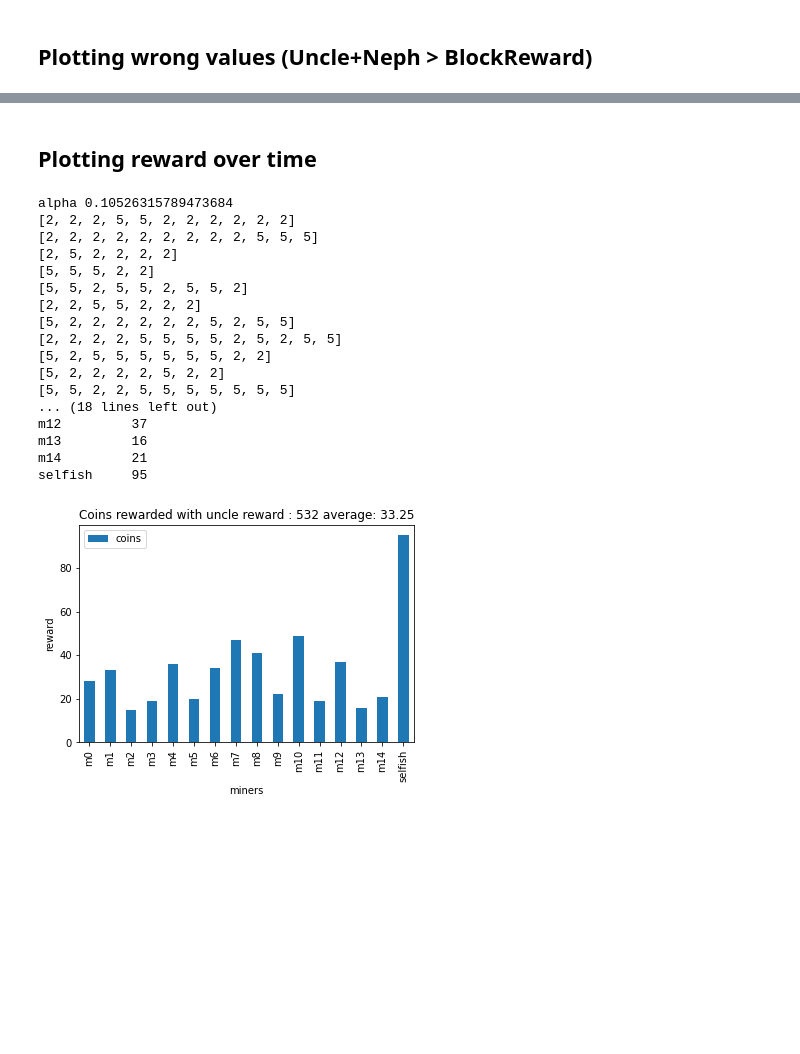
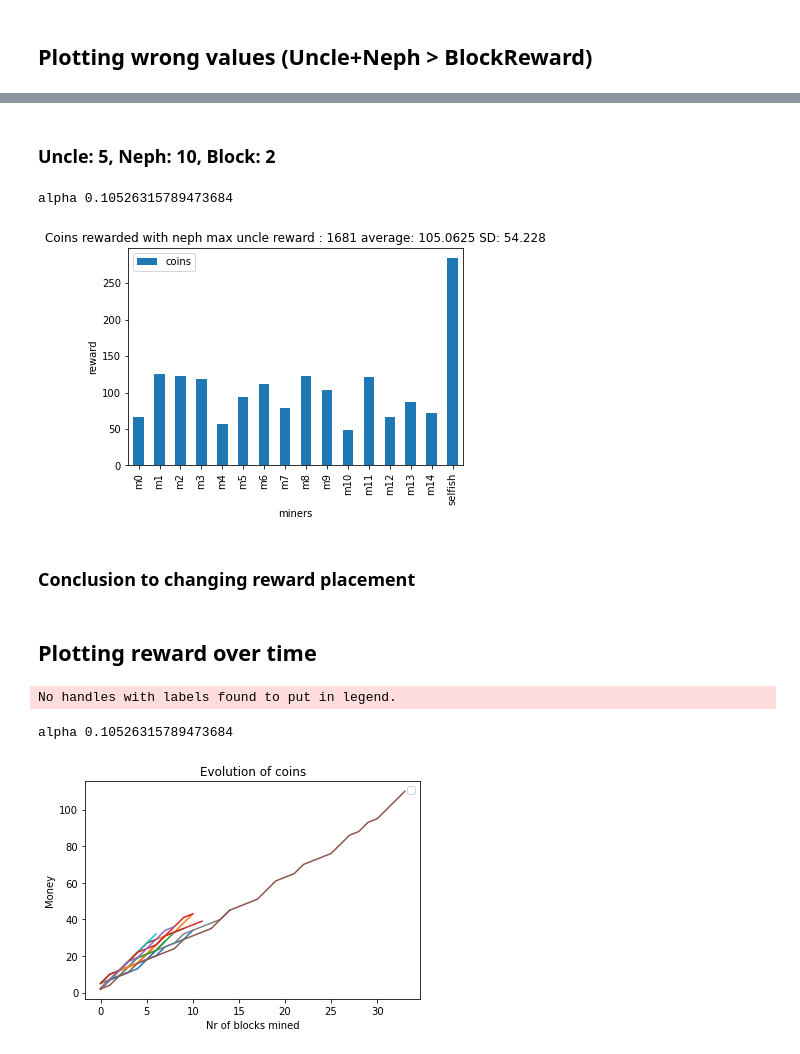
Before and after one commit to TTorgersen/dat650Project, a Jupyter notebook: uncle.ipynb, the cells around one changed output, grey strips where cells are left out. Cells and saved outputs as stored; diff of their text form; code cells hidden in the pictures; blank space fills up the shorter version.

```diff
--- a/uncle.ipynb
+++ b/uncle.ipynb
@@ -434,7 +502,7 @@ show(bc)
 # %%
-BASEREWARD = 7
+BASEREWARD = 5
 UNCLEREWARD = 10
-NEPHEWREWARD = 3
+NEPHEWREWARD = 2
 bc = Blockchain("0", 5)
 miners = []
 for i in range(15):
@@ -442,7 +510,7 @@ for i in range(15):
     miners.append(m)
 
 selfish = SelfishMiner(2,"selfish", bc)
-while bc.size < 300:
+while bc.size < 301:
     selfish.PoWSolver()
 
     for m in miners:
@@ -487,3 +539,44 @@ selfish    363
+# %% [markdown]
+### Uncle: 5, Neph: 10, Block: 2
+# %%
+BASEREWARD = 2
+UNCLEREWARD = 5
+NEPHEWREWARD = 10
+bc = Blockchain("0", 5)
+miners = []
+for i in range(15):
+    m = Miner(1, "m"+str(i), bc)
+    miners.append(m)
+
+selfish = SelfishMiner(2,"selfish", bc)
+while bc.size < 301:
+    selfish.PoWSolver()
+
+    for m in miners:
+        m.PoWSolver()
+
+    selfish.UpdateLast()
+
+    for m in miners:
+        m.UpdateLast()
+
+
+miners.append(selfish)
+total = selfish.miningPower
+for m in miners:
+    total += m.miningPower
+print("alpha {}".format(selfish.miningPower/total))
+bc.createMainChain()
+bc.getUncles()
+bc.getUnclesBlock()
+calculateBaseRewards(miners,bc.mainchainPrint)
+calculateUncleRewards(miners, bc.uncleBlocks, bc.mainchain)
+visualizeRewards(miners, "with neph max")
+# %% [output]
+alpha 0.10526315789473684
+[figure, added]
+# %% [markdown]
+### Conclusion to changing reward placement
 # %% [markdown]
 ## Plotting reward over time
 # %%
@@ -491,51 +584,35 @@ BASEREWARD = 10
 UNCLEREWARD = 5
 NEPHEWREWARD = 2
 
 bc = Blockchain("0", 5)
 miners = []
 for i in range(15):
     m = Miner(1, "m"+str(i), bc)
     miners.append(m)
 
 selfish = SelfishMiner(2,"selfish", bc)
-while bc.size < 300:
+while bc.size < 301:
     selfish.PoWSolver()
 
     for m in miners:
         m.PoWSolver()
 
     selfish.UpdateLast()
 
     for m in miners:
         m.UpdateLast()
 
-
 miners.append(selfish)
 total = selfish.miningPower
 for m in miners:
     total += m.miningPower
 print("alpha {}".format(selfish.miningPower/total))
 bc.createMainChain()
 bc.getUncles()
 bc.getUnclesBlock()
 calculateUncleRewards(miners, bc.uncleBlocks, bc.mainchain)
-visualizeRewards(miners, "with")
+visualizeLines(miners)
 # %% [output]
-alpha 0.10526315789473684
-[2, 2, 2, 5, 5, 2, 2, 2, 2, 2, 2]
-[2, 2, 2, 2, 2, 2, 2, 2, 2, 5, 5, 5]
-[2, 5, 2, 2, 2, 2]
-[5, 5, 5, 2, 2]
-[5, 5, 2, 5, 5, 2, 5, 5, 2]
-[2, 2, 5, 5, 2, 2, 2]
-[5, 2, 2, 2, 2, 2, 2, 5, 2, 5, 5]
-[2, 2, 2, 2, 5, 5, 5, 5, 2, 5, 2, 5, 5]
-[5, 2, 5, 5, 5, 5, 5, 5, 2, 2]
-[5, 2, 2, 2, 2, 5, 2, 2]
-[5, 5, 2, 2, 5, 5, 5, 5, 5, 5, 5]
-... (18 lines left out)
-m12         37
-m13         16
-m14         21
-selfish     95
+No handles with labels found to put in legend.
+alpha 0.10526315789473684
-[figure, old version]
+[figure, new version]
```
Also changed, not shown: parts of 14 cells of this notebook, 1 other file.
